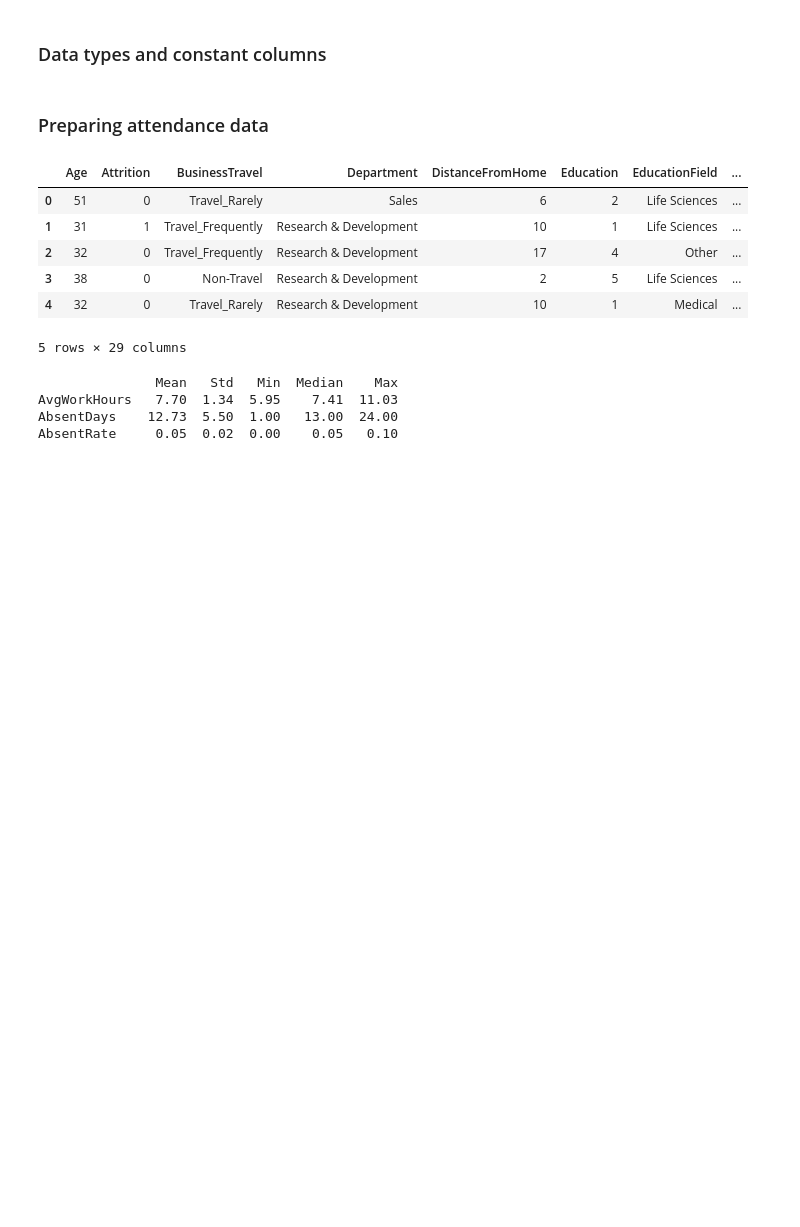
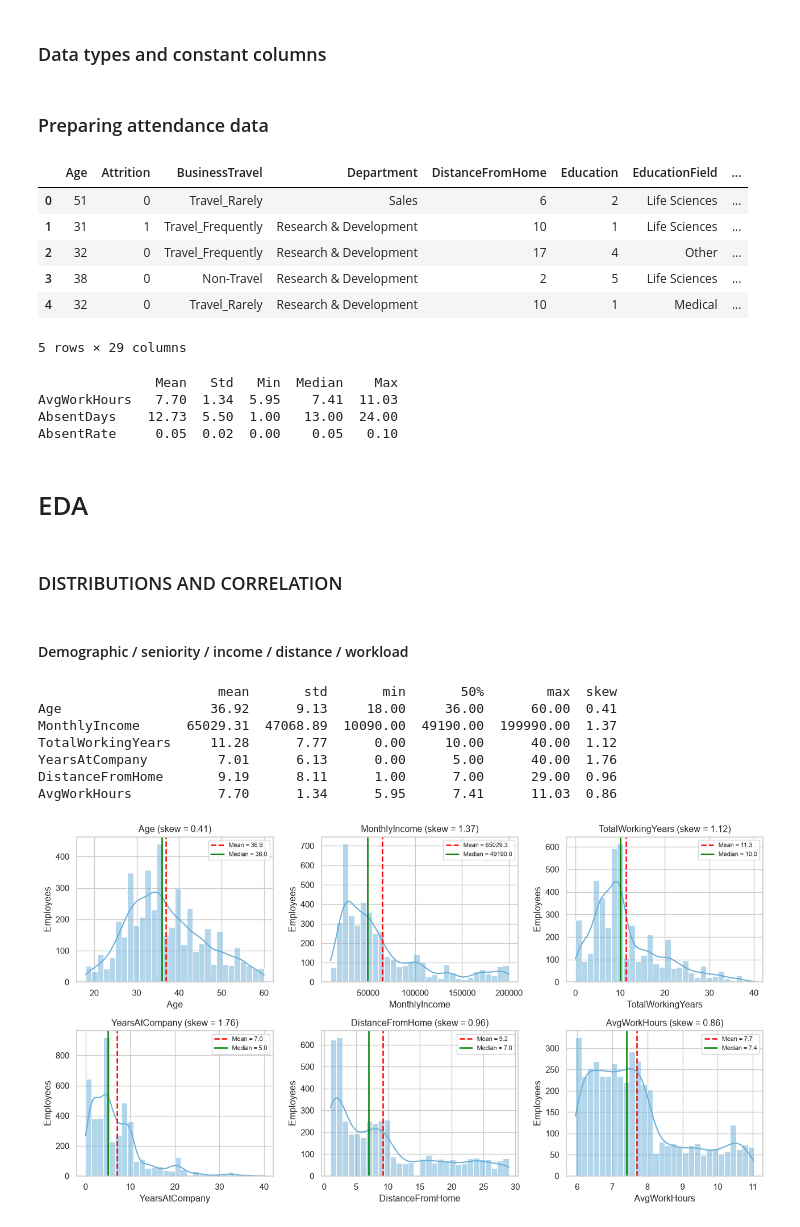
Before and after one commit to DangHoangMinhTu/Project-3---Clustering-HR-Analytics-Case-Study, a Jupyter notebook: HR-Analytics-Case-Study-Clustering.ipynb, the cells around one changed output. Cells and saved outputs as stored; diff of their text form; code cells hidden in the pictures; blank space fills up the shorter version.

```diff
--- a/HR-Analytics-Case-Study-Clustering.ipynb
+++ b/HR-Analytics-Case-Study-Clustering.ipynb
@@ -463,3 +458,50 @@ print(summary_att)
 AvgWorkHours   7.70  1.34  5.95    7.41  11.03
 AbsentDays    12.73  5.50  1.00   13.00  24.00
 AbsentRate     0.05  0.02  0.00    0.05   0.10
+# %% [markdown]
+# EDA
+# %%
+RANDOM_STATE = 42
+FIG_DIR = Path("latex_report/src/figures")
+FIG_DIR.mkdir(exist_ok=True)
+sns.set_theme(style="whitegrid", font_scale=0.95)
+
+df = df_clean.set_index("EmployeeID").copy()
+
+
+def save(fig, name):
+    if fig.get_layout_engine() is None:      # skip when constrained layout is used
+        fig.tight_layout()
+    fig.savefig(FIG_DIR / name, dpi=200, bbox_inches="tight")
+    plt.show()
+# %% [markdown]
+### DISTRIBUTIONS AND CORRELATION
+# %% [markdown]
+#### Demographic / seniority / income / distance / workload
+# %%
+DIST_COLS = ["Age", "MonthlyIncome", "TotalWorkingYears",
+             "YearsAtCompany", "DistanceFromHome", "AvgWorkHours"]
+
+summary = df[DIST_COLS].describe().T[["mean", "std", "min", "50%", "max"]]
+summary["skew"] = df[DIST_COLS].skew()
+print(summary.round(2), "\n")
+
+fig, axes = plt.subplots(2, 3, figsize=(13, 7))
+for ax, col in zip(axes.ravel(), DIST_COLS):
+    s = df[col]
+    sns.histplot(s, bins=30, kde=True, color="#6baed6", edgecolor="white", ax=ax)
+    ax.axvline(s.mean(), color="red", ls="--", lw=1.8, label=f"Mean = {s.mean():.1f}")
+    ax.axvline(s.median(), color="green", lw=1.8, label=f"Median = {s.median():.1f}")
+    ax.set_title(f"{col} (skew = {s.skew():.2f})")
+    ax.set_ylabel("Employees")
+    ax.legend(fontsize=8)
+save(fig, "eda_dist.png")
+# %% [output]
+                       mean       std       min       50%        max  skew
+Age                   36.92      9.13     18.00     36.00      60.00  0.41
+MonthlyIncome      65029.31  47068.89  10090.00  49190.00  199990.00  1.37
+TotalWorkingYears     11.28      7.77      0.00     10.00      40.00  1.12
+YearsAtCompany         7.01      6.13      0.00      5.00      40.00  1.76
+DistanceFromHome       9.19      8.11      1.00      7.00      29.00  0.96
+AvgWorkHours           7.70      1.34      5.95      7.41      11.03  0.86
+[figure, added]
```
Also changed, not shown: parts of 41 cells of this notebook, 19 other files.
